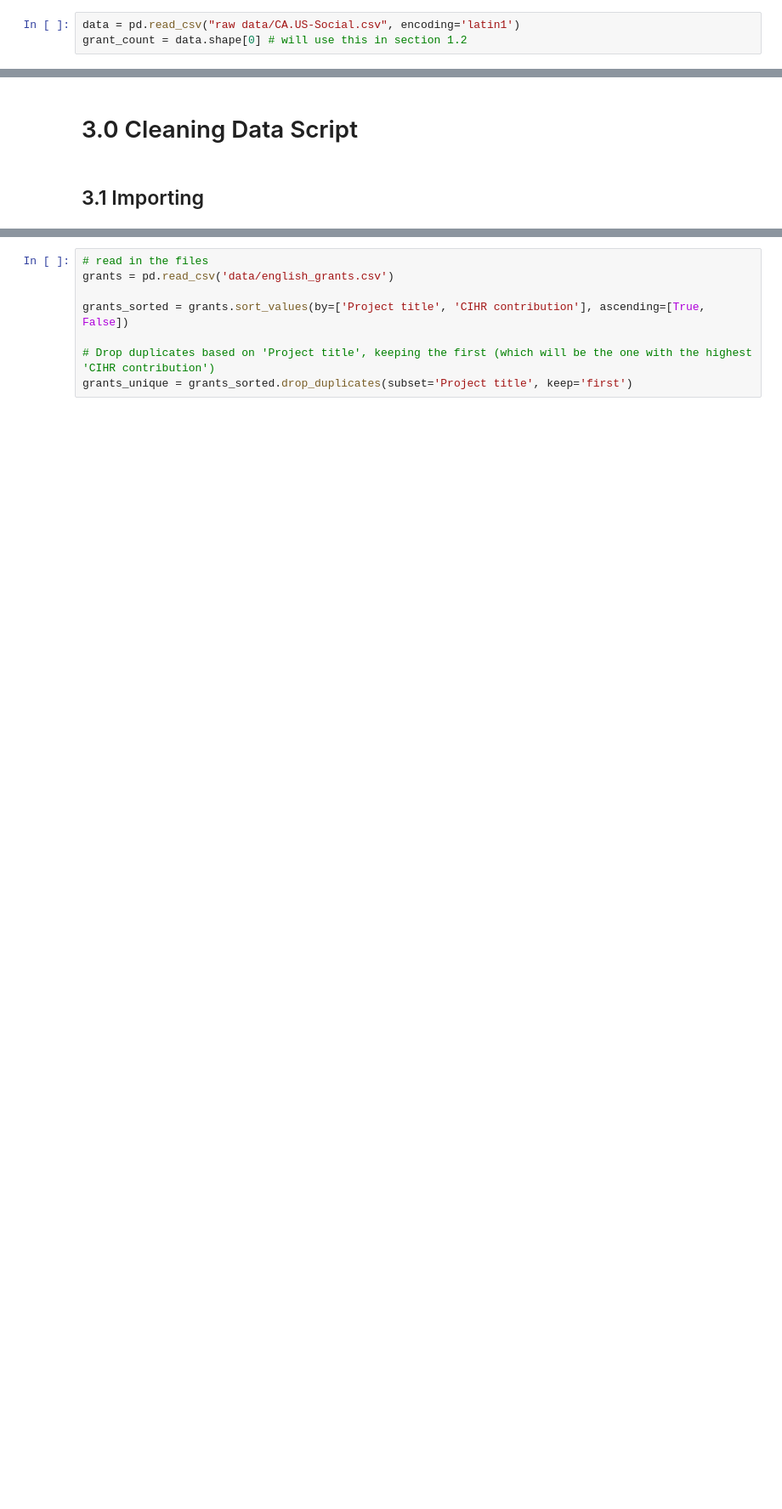
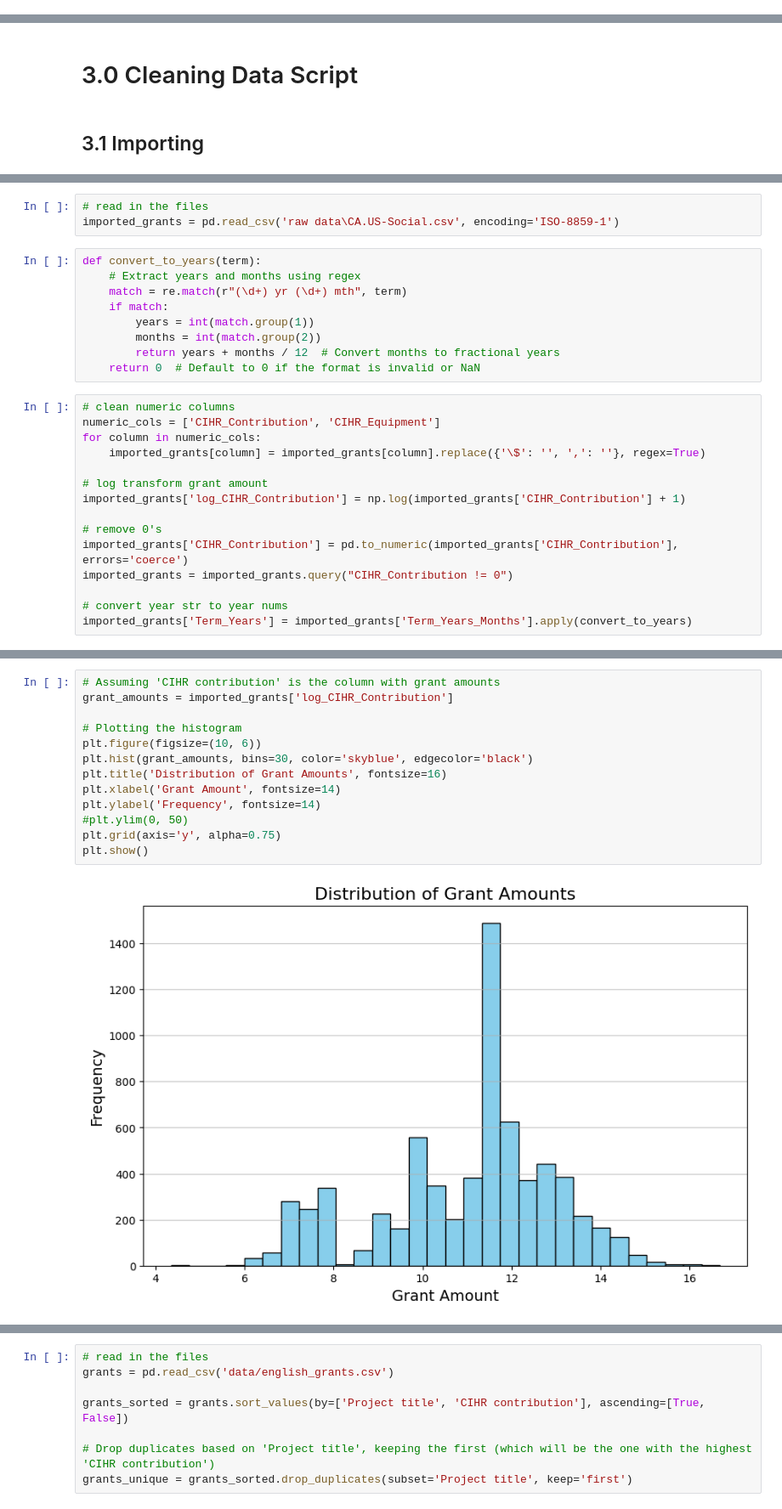
Before and after one commit to joycetheok/Grant-Abstract-Funding-Prediction, a Jupyter notebook: code.ipynb, the cells around one changed output, grey strips where cells are left out. Shown at 85% size. Cells and saved outputs as stored; diff of their text form; blank space fills up the shorter version.

```diff
--- a/code.ipynb
+++ b/code.ipynb
@@ -24,6 +24,3 @@ import time
 
 ## section 1.3
 import os
-# %%
-data = pd.read_csv("raw data/CA.US-Social.csv", encoding='latin1')
-grant_count = data.shape[0] # will use this in section 1.2
@@ -471,0 +478,27 @@ import string
+# %%
+# read in the files
+imported_grants = pd.read_csv('raw data\CA.US-Social.csv', encoding='ISO-8859-1')
+# %%
+def convert_to_years(term):
+    # Extract years and months using regex
+    match = re.match(r"(\d+) yr (\d+) mth", term)
+    if match:
+        years = int(match.group(1))
+        months = int(match.group(2))
+        return years + months / 12  # Convert months to fractional years
+    return 0  # Default to 0 if the format is invalid or NaN
+# %%
+# clean numeric columns
+numeric_cols = ['CIHR_Contribution', 'CIHR_Equipment']
+for column in numeric_cols:
+    imported_grants[column] = imported_grants[column].replace({'\$': '', ',': ''}, regex=True)
+
+# log transform grant amount
+imported_grants['log_CIHR_Contribution'] = np.log(imported_grants['CIHR_Contribution'] + 1)
+
+# remove 0's
+imported_grants['CIHR_Contribution'] = pd.to_numeric(imported_grants['CIHR_Contribution'], errors='coerce')
+imported_grants = imported_grants.query("CIHR_Contribution != 0")
+
+# convert year str to year nums
+imported_grants['Term_Years'] = imported_grants['Term_Years_Months'].apply(convert_to_years)
@@ -471,0 +507,15 @@ import string
+# %%
+# Assuming 'CIHR contribution' is the column with grant amounts
+grant_amounts = imported_grants['log_CIHR_Contribution']
+
+# Plotting the histogram
+plt.figure(figsize=(10, 6))
+plt.hist(grant_amounts, bins=30, color='skyblue', edgecolor='black')
+plt.title('Distribution of Grant Amounts', fontsize=16)
+plt.xlabel('Grant Amount', fontsize=14)
+plt.ylabel('Frequency', fontsize=14)
+#plt.ylim(0, 50)
+plt.grid(axis='y', alpha=0.75)
+plt.show()
+# %% [output]
+[figure, added]
```
Also changed, not shown: parts of 15 cells of this notebook, 2 other files.
